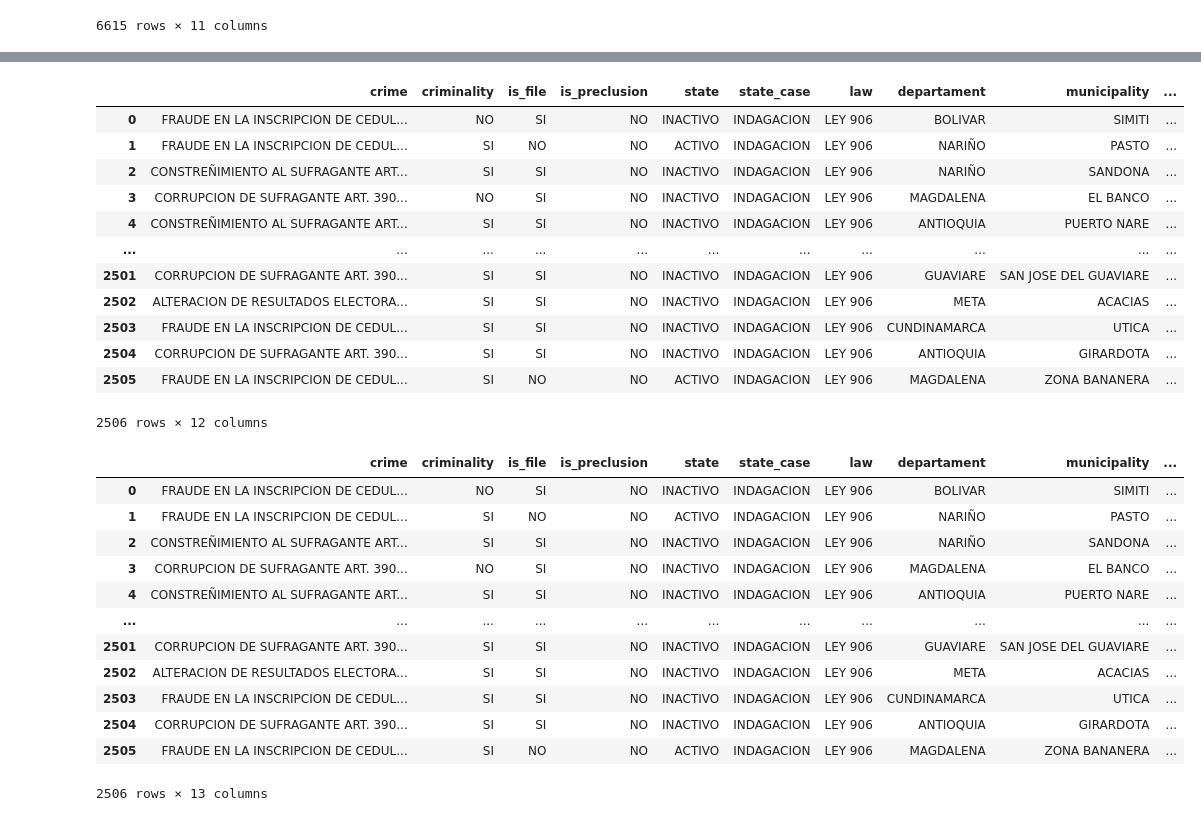
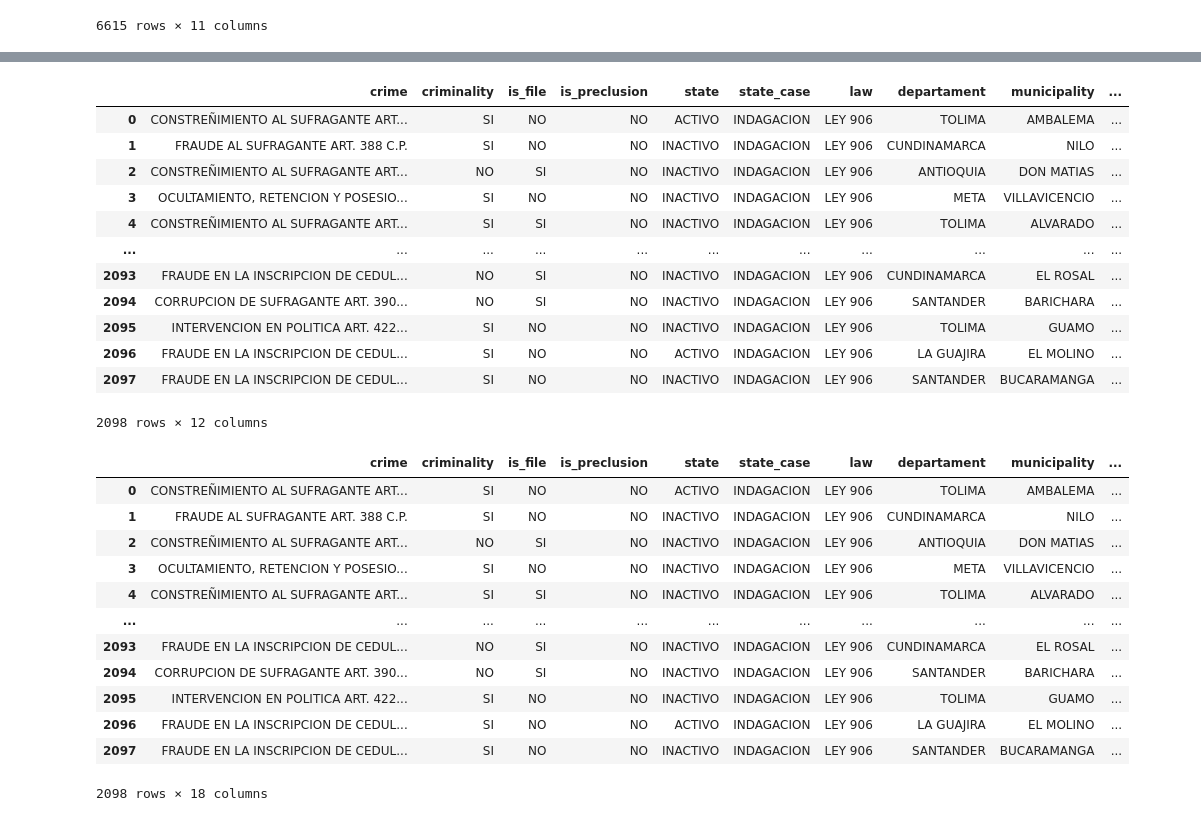
Before and after one commit to HansSanchez/merge-db-cedae, a Jupyter notebook: MergeDatabases2015.ipynb, the cells around one changed output, grey strips where cells are left out. Saved outputs shown, nothing was run; the diff lists cells and outputs as text; code cells hidden in the pictures.

```diff
--- a/MergeDatabases2015.ipynb
+++ b/MergeDatabases2015.ipynb
@@ -221,11 +360,7 @@ df_delitos_electorales_spoa_2011_2015_2019
 | 6614 | VOTO FRAUDULENTO ART. 391 C.P | SI | SI | NO | INACTIVO | INDAGACION | LEY 906 | HUILA | ... |
 6615 rows × 11 columns
 # %%
-df_2011 = df_delitos_electorales_spoa_2011_2015_2019['AÑO_HECHOS'] == 2011
-df_2015 = df_delitos_electorales_spoa_2011_2015_2019['AÑO_HECHOS'] == 2015
-df_2019 = df_delitos_electorales_spoa_2011_2015_2019['AÑO_HECHOS'] == 2019
+df_2015 = df_delitos_electorales_spoa_2015_2015_2019['AÑO_HECHOS'] == 2015
 # %%
-df_delitos_electorales_spoa_2011 = df_delitos_electorales_spoa_2011_2015_2019[df_2011]
-df_delitos_electorales_spoa_2015 = df_delitos_electorales_spoa_2011_2015_2019[df_2015]
-df_delitos_electorales_spoa_2019 = df_delitos_electorales_spoa_2011_2015_2019[df_2019]
+df_delitos_electorales_spoa_2015 = df_delitos_electorales_spoa_2015_2015_2019[df_2015]
 # %%
@@ -342,8 +405,8 @@ df_delitos_electorales_spoa_2019.to_csv("2019/df_delitos_electorales_spoa_2019.c
 # %%
-df_delitos_electorales_spoa_2011Copy = df_delitos_electorales_spoa_2011.reset_index().drop(['index'], axis=1).copy()
+df_2015 = df_delitos_electorales_spoa_2015.reset_index().drop(['index'], axis=1).copy()
 # %%
-# Crear un diccionario de mapeo de departamentos y valores a partir de df_estadistica_idc_2011
-departamentos_valores = dict(zip(df_estadistica_idc_2011['departament'], df_estadistica_idc_2011['cod_dep']))
+# Crear un diccionario de mapeo de departamentos y valores a partir de df_estadistica_idc_2015
+departamentos_valores = dict(zip(df_estadistica_idc_2015['departament'], df_estadistica_idc_2015['cod_dep']))
 
 # Define una función para aplicar la condición utilizando el diccionario
 def asignar_valor(row):
@@ -351,21 +414,21 @@ def asignar_valor(row):
     return departamentos_valores.get(departamento, None)  # Devuelve el valor correspondiente o None si no se encuentra
 
 # Aplica la función a cada fila del DataFrame y crea la nueva columna
-df_delitos_electorales_spoa_2011Copy['cod_dep'] = df_delitos_electorales_spoa_2011Copy.apply(asignar_valor, axis=1)
+df_2015['cod_dep'] = df_2015.apply(asignar_valor, axis=1)
 # %%
-df_delitos_electorales_spoa_2011Copy
+df_2015
 # %% [output]
 |  | crime | criminality | is_file | is_preclusion | state | state_case | law | departament | municipality | ... |
-| 0 | FRAUDE EN LA INSCRIPCION DE CEDUL... | NO | SI | NO | INACTIVO | INDAGACION | LEY 906 | BOLIVAR | SIMITI | ... |
-| 1 | FRAUDE EN LA INSCRIPCION DE CEDUL... | SI | NO | NO | ACTIVO | INDAGACION | LEY 906 | NARIÑO | PASTO | ... |
-| 2 | CONSTREÑIMIENTO AL SUFRAGANTE ART... | SI | SI | NO | INACTIVO | INDAGACION | LEY 906 | NARIÑO | SANDONA | ... |
-| 3 | CORRUPCION DE SUFRAGANTE ART. 390... | NO | SI | NO | INACTIVO | INDAGACION | LEY 906 | MAGDALENA | EL BANCO | ... |
-| 4 | CONSTREÑIMIENTO AL SUFRAGANTE ART... | SI | SI | NO | INACTIVO | INDAGACION | LEY 906 | ANTIOQUIA | PUERTO NARE | ... |
+| 0 | CONSTREÑIMIENTO AL SUFRAGANTE ART... | SI | NO | NO | ACTIVO | INDAGACION | LEY 906 | TOLIMA | AMBALEMA | ... |
+| 1 | FRAUDE AL SUFRAGANTE ART. 388 C.P. | SI | NO | NO | INACTIVO | INDAGACION | LEY 906 | CUNDINAMARCA | NILO | ... |
+| 2 | CONSTREÑIMIENTO AL SUFRAGANTE ART... | NO | SI | NO | INACTIVO | INDAGACION | LEY 906 | ANTIOQUIA | DON MATIAS | ... |
+| 3 | OCULTAMIENTO, RETENCION Y POSESIO... | SI | NO | NO | INACTIVO | INDAGACION | LEY 906 | META | VILLAVICENCIO | ... |
+| 4 | CONSTREÑIMIENTO AL SUFRAGANTE ART... | SI | SI | NO | INACTIVO | INDAGACION | LEY 906 | TOLIMA | ALVARADO | ... |
 | ... | ... | ... | ... | ... | ... | ... | ... | ... | ... | ... |
-| 2501 | CORRUPCION DE SUFRAGANTE ART. 390... | SI | SI | NO | INACTIVO | INDAGACION | LEY 906 | GUAVIARE | SAN JOSE DEL GUAVIARE | ... |
-| 2502 | ALTERACION DE RESULTADOS ELECTORA... | SI | SI | NO | INACTIVO | INDAGACION | LEY 906 | META | ACACIAS | ... |
-| 2503 | FRAUDE EN LA INSCRIPCION DE CEDUL... | SI | SI | NO | INACTIVO | INDAGACION | LEY 906 | CUNDINAMARCA | UTICA | ... |
-| 2504 | CORRUPCION DE SUFRAGANTE ART. 390... | SI | SI | NO | INACTIVO | INDAGACION | LEY 906 | ANTIOQUIA | GIRARDOTA | ... |
-| 2505 | FRAUDE EN LA INSCRIPCION DE CEDUL... | SI | NO | NO | ACTIVO | INDAGACION | LEY 906 | MAGDALENA | ZONA BANANERA | ... |
+| 2093 | FRAUDE EN LA INSCRIPCION DE CEDUL... | NO | SI | NO | INACTIVO | INDAGACION | LEY 906 | CUNDINAMARCA | EL ROSAL | ... |
+| 2094 | CORRUPCION DE SUFRAGANTE ART. 390... | NO | SI | NO | INACTIVO | INDAGACION | LEY 906 | SANTANDER | BARICHARA | ... |
+| 2095 | INTERVENCION EN POLITICA ART. 422... | SI | NO | NO | INACTIVO | INDAGACION | LEY 906 | TOLIMA | GUAMO | ... |
+| 2096 | FRAUDE EN LA INSCRIPCION DE CEDUL... | SI | NO | NO | ACTIVO | INDAGACION | LEY 906 | LA GUAJIRA | EL MOLINO | ... |
+| 2097 | FRAUDE EN LA INSCRIPCION DE CEDUL... | SI | NO | NO | INACTIVO | INDAGACION | LEY 906 | SANTANDER | BUCARAMANGA | ... |
-2506 rows × 12 columns
+2098 rows × 12 columns
 # %%
@@ -382,17 +500,17 @@ df_delitos_electorales_spoa_2011Copy['cod_mun'] = df_delitos_electorales_spoa_20
 # %%
-df_delitos_electorales_spoa_2011Copy
+df_2015
 # %% [output]
 |  | crime | criminality | is_file | is_preclusion | state | state_case | law | departament | municipality | ... |
-| 0 | FRAUDE EN LA INSCRIPCION DE CEDUL... | NO | SI | NO | INACTIVO | INDAGACION | LEY 906 | BOLIVAR | SIMITI | ... |
-| 1 | FRAUDE EN LA INSCRIPCION DE CEDUL... | SI | NO | NO | ACTIVO | INDAGACION | LEY 906 | NARIÑO | PASTO | ... |
-| 2 | CONSTREÑIMIENTO AL SUFRAGANTE ART... | SI | SI | NO | INACTIVO | INDAGACION | LEY 906 | NARIÑO | SANDONA | ... |
-| 3 | CORRUPCION DE SUFRAGANTE ART. 390... | NO | SI | NO | INACTIVO | INDAGACION | LEY 906 | MAGDALENA | EL BANCO | ... |
-| 4 | CONSTREÑIMIENTO AL SUFRAGANTE ART... | SI | SI | NO | INACTIVO | INDAGACION | LEY 906 | ANTIOQUIA | PUERTO NARE | ... |
+| 0 | CONSTREÑIMIENTO AL SUFRAGANTE ART... | SI | NO | NO | ACTIVO | INDAGACION | LEY 906 | TOLIMA | AMBALEMA | ... |
+| 1 | FRAUDE AL SUFRAGANTE ART. 388 C.P. | SI | NO | NO | INACTIVO | INDAGACION | LEY 906 | CUNDINAMARCA | NILO | ... |
+| 2 | CONSTREÑIMIENTO AL SUFRAGANTE ART... | NO | SI | NO | INACTIVO | INDAGACION | LEY 906 | ANTIOQUIA | DON MATIAS | ... |
+| 3 | OCULTAMIENTO, RETENCION Y POSESIO... | SI | NO | NO | INACTIVO | INDAGACION | LEY 906 | META | VILLAVICENCIO | ... |
+| 4 | CONSTREÑIMIENTO AL SUFRAGANTE ART... | SI | SI | NO | INACTIVO | INDAGACION | LEY 906 | TOLIMA | ALVARADO | ... |
 | ... | ... | ... | ... | ... | ... | ... | ... | ... | ... | ... |
-| 2501 | CORRUPCION DE SUFRAGANTE ART. 390... | SI | SI | NO | INACTIVO | INDAGACION | LEY 906 | GUAVIARE | SAN JOSE DEL GUAVIARE | ... |
-| 2502 | ALTERACION DE RESULTADOS ELECTORA... | SI | SI | NO | INACTIVO | INDAGACION | LEY 906 | META | ACACIAS | ... |
-| 2503 | FRAUDE EN LA INSCRIPCION DE CEDUL... | SI | SI | NO | INACTIVO | INDAGACION | LEY 906 | CUNDINAMARCA | UTICA | ... |
-| 2504 | CORRUPCION DE SUFRAGANTE ART. 390... | SI | SI | NO | INACTIVO | INDAGACION | LEY 906 | ANTIOQUIA | GIRARDOTA | ... |
-| 2505 | FRAUDE EN LA INSCRIPCION DE CEDUL... | SI | NO | NO | ACTIVO | INDAGACION | LEY 906 | MAGDALENA | ZONA BANANERA | ... |
+| 2093 | FRAUDE EN LA INSCRIPCION DE CEDUL... | NO | SI | NO | INACTIVO | INDAGACION | LEY 906 | CUNDINAMARCA | EL ROSAL | ... |
+| 2094 | CORRUPCION DE SUFRAGANTE ART. 390... | NO | SI | NO | INACTIVO | INDAGACION | LEY 906 | SANTANDER | BARICHARA | ... |
+| 2095 | INTERVENCION EN POLITICA ART. 422... | SI | NO | NO | INACTIVO | INDAGACION | LEY 906 | TOLIMA | GUAMO | ... |
+| 2096 | FRAUDE EN LA INSCRIPCION DE CEDUL... | SI | NO | NO | ACTIVO | INDAGACION | LEY 906 | LA GUAJIRA | EL MOLINO | ... |
+| 2097 | FRAUDE EN LA INSCRIPCION DE CEDUL... | SI | NO | NO | INACTIVO | INDAGACION | LEY 906 | SANTANDER | BUCARAMANGA | ... |
-2506 rows × 13 columns
+2098 rows × 18 columns
 # %%
```
Also changed, not shown: parts of 51 cells of this notebook, 33 other files.
